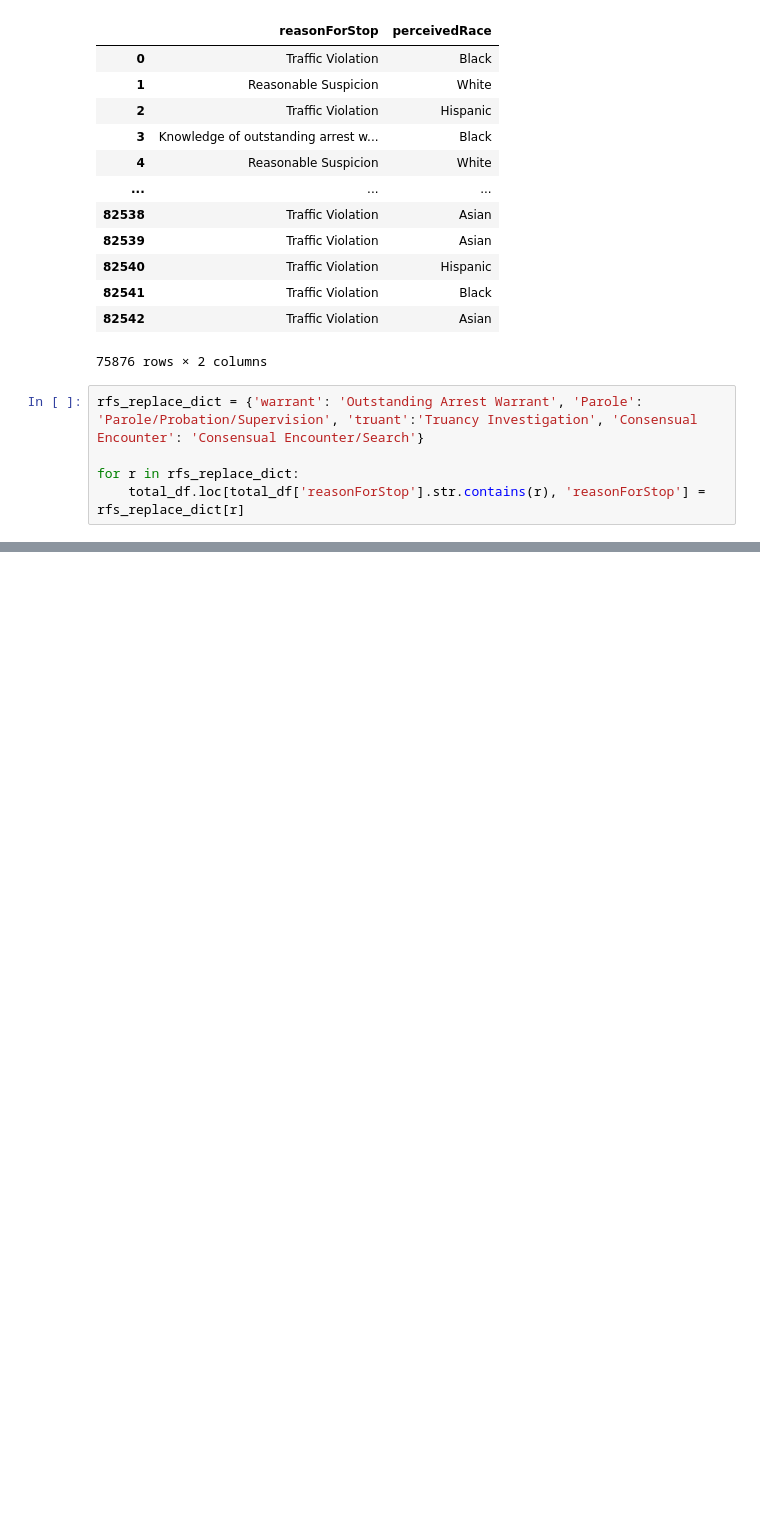
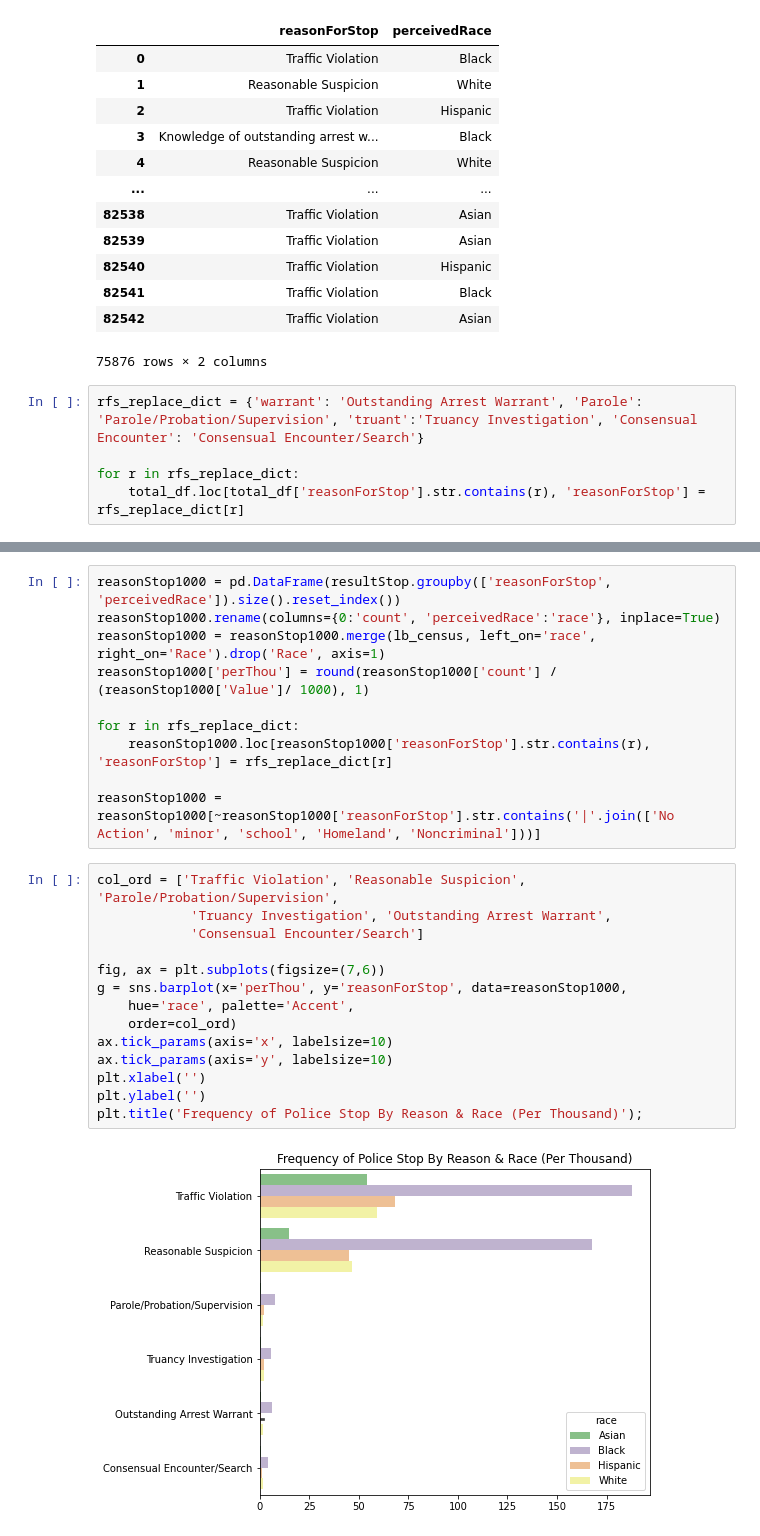
Before and after one commit to tsamba120/Long-Beach-Policing-Analysis, a Jupyter notebook: notebooks/lbpd_eda.ipynb, the cells around one changed output, grey strips where cells are left out. Cells and saved outputs as stored; diff of their text form; blank space fills up the shorter version.

```diff
--- a/notebooks/lbpd_eda.ipynb
+++ b/notebooks/lbpd_eda.ipynb
@@ -203,0 +206,26 @@ plt.title('Frequency of Police Stop by Reason, Race');
+# %%
+reasonStop1000 = pd.DataFrame(resultStop.groupby(['reasonForStop', 'perceivedRace']).size().reset_index())
+reasonStop1000.rename(columns={0:'count', 'perceivedRace':'race'}, inplace=True)
+reasonStop1000 = reasonStop1000.merge(lb_census, left_on='race', right_on='Race').drop('Race', axis=1)
+reasonStop1000['perThou'] = round(reasonStop1000['count'] / (reasonStop1000['Value']/ 1000), 1)
+
+for r in rfs_replace_dict:
+    reasonStop1000.loc[reasonStop1000['reasonForStop'].str.contains(r), 'reasonForStop'] = rfs_replace_dict[r]
+
+reasonStop1000 = reasonStop1000[~reasonStop1000['reasonForStop'].str.contains('|'.join(['No Action', 'minor', 'school', 'Homeland', 'Noncriminal']))]
+# %%
+col_ord = ['Traffic Violation', 'Reasonable Suspicion', 'Parole/Probation/Supervision',
+            'Truancy Investigation', 'Outstanding Arrest Warrant',
+            'Consensual Encounter/Search']
+
+fig, ax = plt.subplots(figsize=(7,6))
+g = sns.barplot(x='perThou', y='reasonForStop', data=reasonStop1000,
+    hue='race', palette='Accent',
+    order=col_ord)
+ax.tick_params(axis='x', labelsize=10)
+ax.tick_params(axis='y', labelsize=10)
+plt.xlabel('')
+plt.ylabel('')
+plt.title('Frequency of Police Stop By Reason & Race (Per Thousand)');
+# %% [output]
+[figure, added]
```
Also changed, not shown: parts of 12 cells of this notebook.
